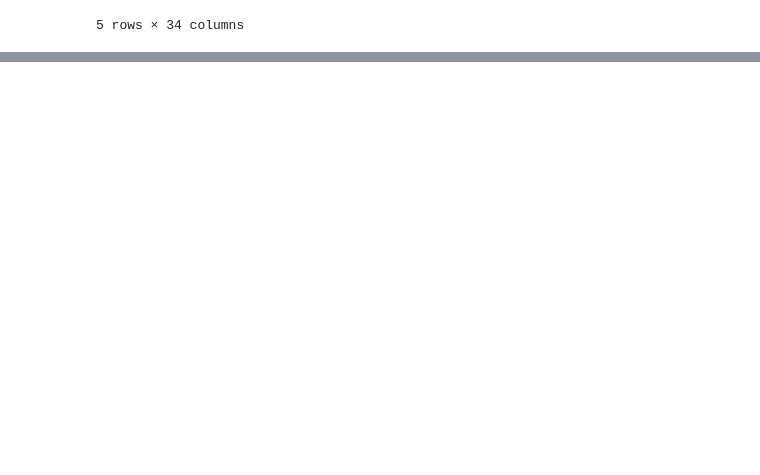
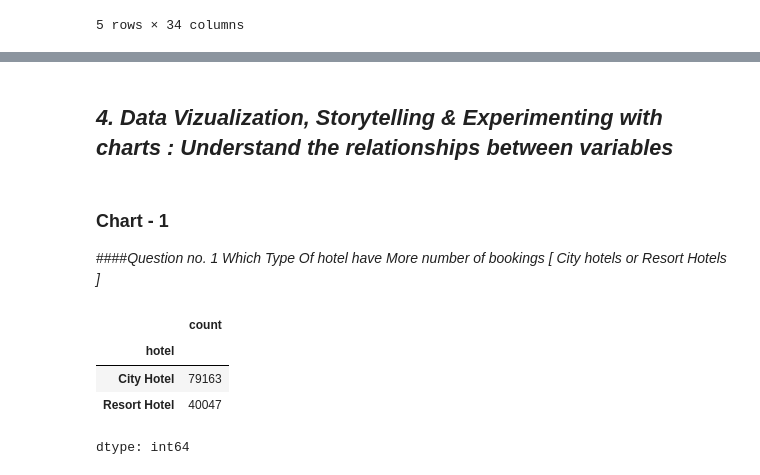
Before and after one commit to vaishnaviPatil1111/Python, a Jupyter notebook: EDA_Hotel_Booking_Project.ipynb, the cells around one changed output, grey strips where cells are left out. Drawn from its saved outputs; the diff is of its cells as text; code cells hidden in the pictures; blank space fills up the shorter version.

```diff
--- a/EDA_Hotel_Booking_Project.ipynb
+++ b/EDA_Hotel_Booking_Project.ipynb
@@ -388,0 +399,15 @@ df1.head()
+# %% [markdown]
+## ***4. Data Vizualization, Storytelling & Experimenting with charts : Understand the relationships between variables***
+# %% [markdown]
+### Chart - 1
+####*Question no. 1 Which Type Of hotel have More number of bookings [ City hotels or Resort Hotels ]*
+# %%
+# Chart - 1 visualization code
+hotel_value_counts = df1['hotel'].value_counts()
+hotel_value_counts
+# %% [output]
+|  | count |
+| hotel |  |
+| City Hotel | 79163 |
+| Resort Hotel | 40047 |
+dtype: int64
```
Also changed, not shown: parts of 5 cells of this notebook.
